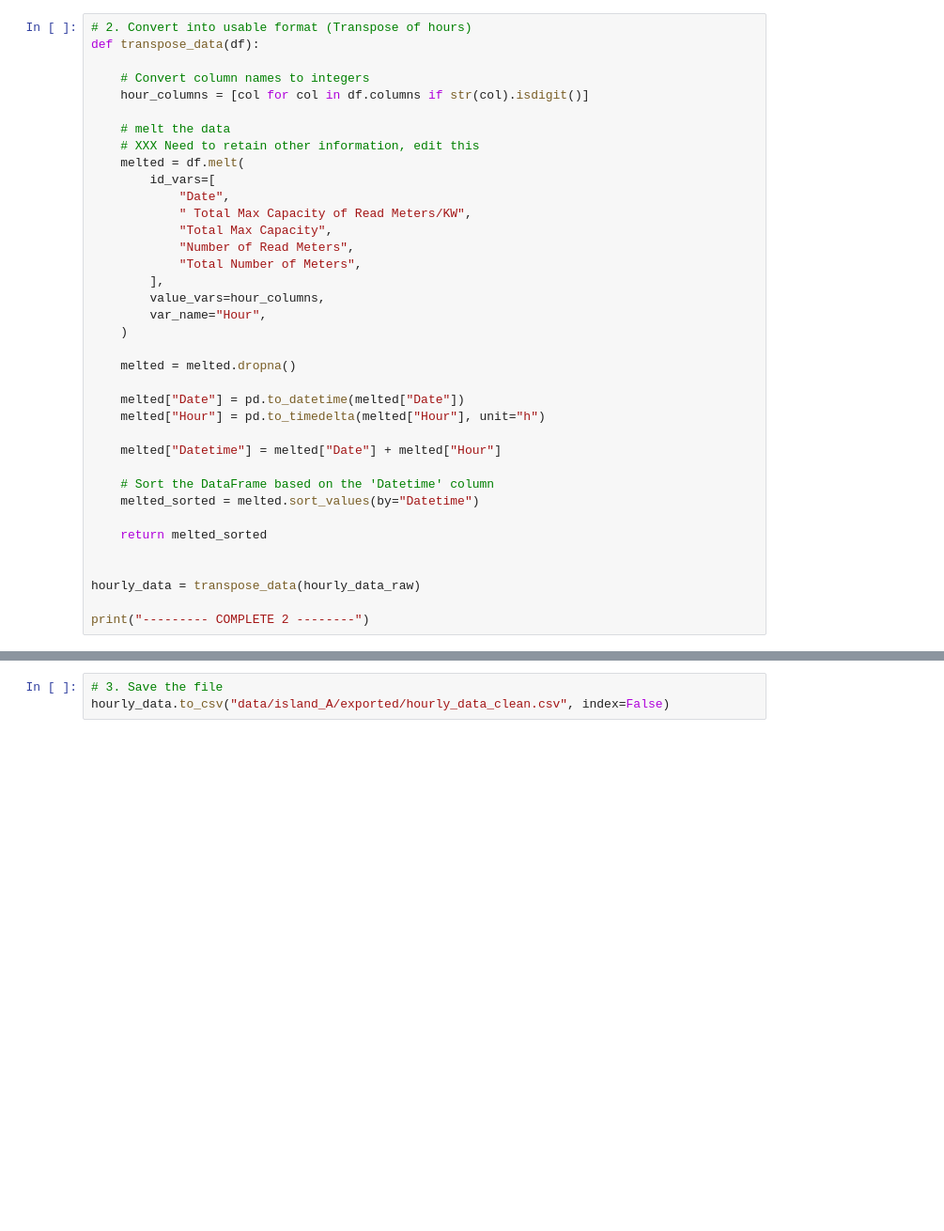
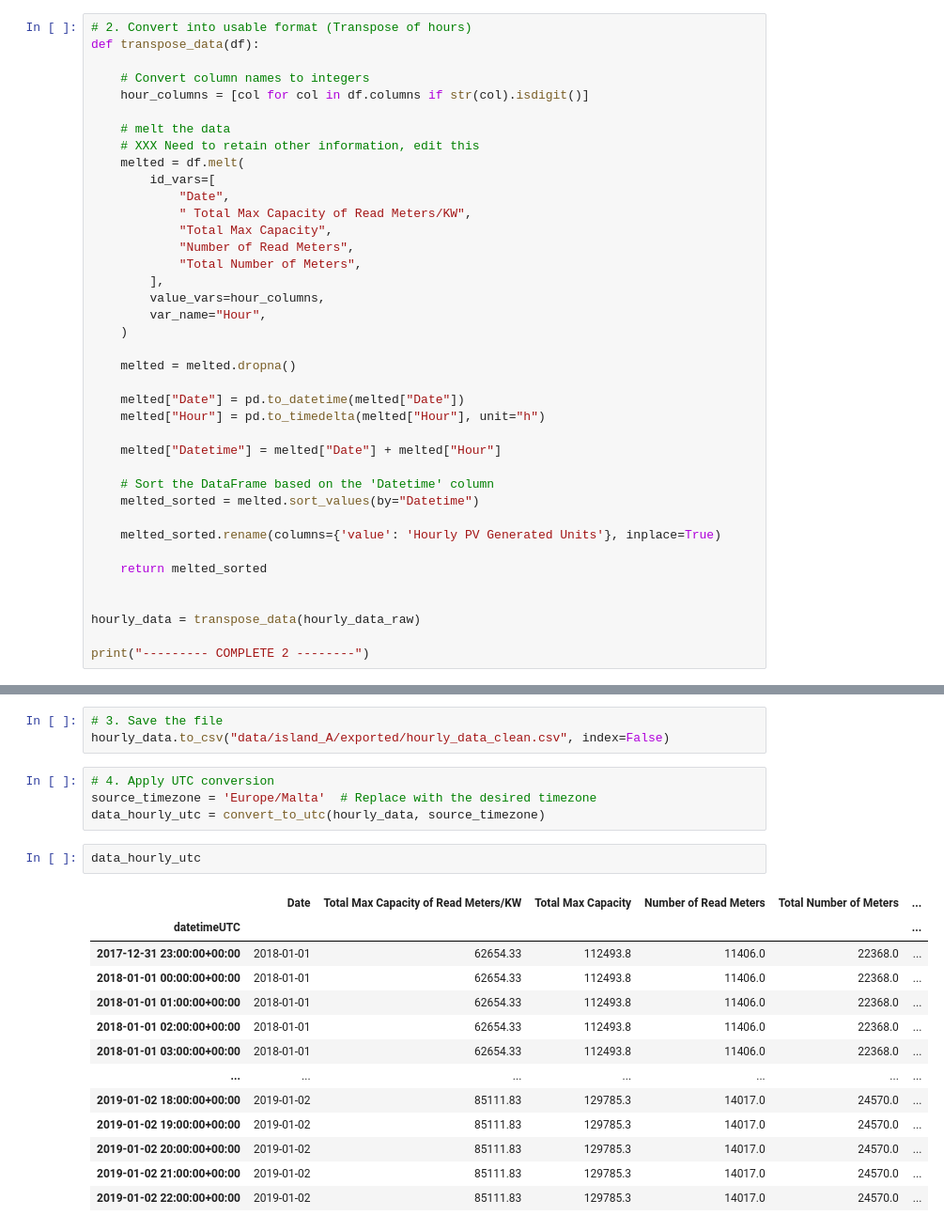
Before and after one commit to openclimatefix/pv-site-prediction, a Jupyter notebook: notebooks/island_data_import.ipynb, the cells around one changed output, grey strips where cells are left out. Shown at 94% size. Drawn from its saved outputs; the diff is of its cells as text; blank space fills up the shorter version.

Commit message:
update to import file to apply UTC and NetCDF export

```diff
--- a/notebooks/island_data_import.ipynb
+++ b/notebooks/island_data_import.ipynb
@@ -231,6 +507,8 @@ def transpose_data(df):
     # Sort the DataFrame based on the 'Datetime' column
     melted_sorted = melted.sort_values(by="Datetime")
 
+    melted_sorted.rename(columns={'value': 'Hourly PV Generated Units'}, inplace=True)
+
     return melted_sorted
 
 
@@ -242,3 +536,23 @@ print(hourly_data)
 # %%
 # 3. Save the file
 hourly_data.to_csv("data/island_A/exported/hourly_data_clean.csv", index=False)
+# %%
+# 4. Apply UTC conversion
+source_timezone = 'Europe/Malta'  # Replace with the desired timezone
+data_hourly_utc = convert_to_utc(hourly_data, source_timezone)
+# %%
+data_hourly_utc
+# %% [output]
+|  | Date | Total Max Capacity of Read Meters/KW | Total Max Capacity | Number of Read Meters | Total Number of Meters | ... |
+| datetimeUTC |  |  |  |  |  | ... |
+| 2017-12-31 23:00:00+00:00 | 2018-01-01 | 62654.33 | 112493.8 | 11406.0 | 22368.0 | ... |
+| 2018-01-01 00:00:00+00:00 | 2018-01-01 | 62654.33 | 112493.8 | 11406.0 | 22368.0 | ... |
+| 2018-01-01 01:00:00+00:00 | 2018-01-01 | 62654.33 | 112493.8 | 11406.0 | 22368.0 | ... |
+| 2018-01-01 02:00:00+00:00 | 2018-01-01 | 62654.33 | 112493.8 | 11406.0 | 22368.0 | ... |
+| 2018-01-01 03:00:00+00:00 | 2018-01-01 | 62654.33 | 112493.8 | 11406.0 | 22368.0 | ... |
+| ... | ... | ... | ... | ... | ... | ... |
+| 2019-01-02 18:00:00+00:00 | 2019-01-02 | 85111.83 | 129785.3 | 14017.0 | 24570.0 | ... |
+| 2019-01-02 19:00:00+00:00 | 2019-01-02 | 85111.83 | 129785.3 | 14017.0 | 24570.0 | ... |
+| 2019-01-02 20:00:00+00:00 | 2019-01-02 | 85111.83 | 129785.3 | 14017.0 | 24570.0 | ... |
+| 2019-01-02 21:00:00+00:00 | 2019-01-02 | 85111.83 | 129785.3 | 14017.0 | 24570.0 | ... |
+| 2019-01-02 22:00:00+00:00 | 2019-01-02 | 85111.83 | 129785.3 | 14017.0 | 24570.0 | ... |
```
Also changed, not shown: parts of 23 cells of this notebook.
